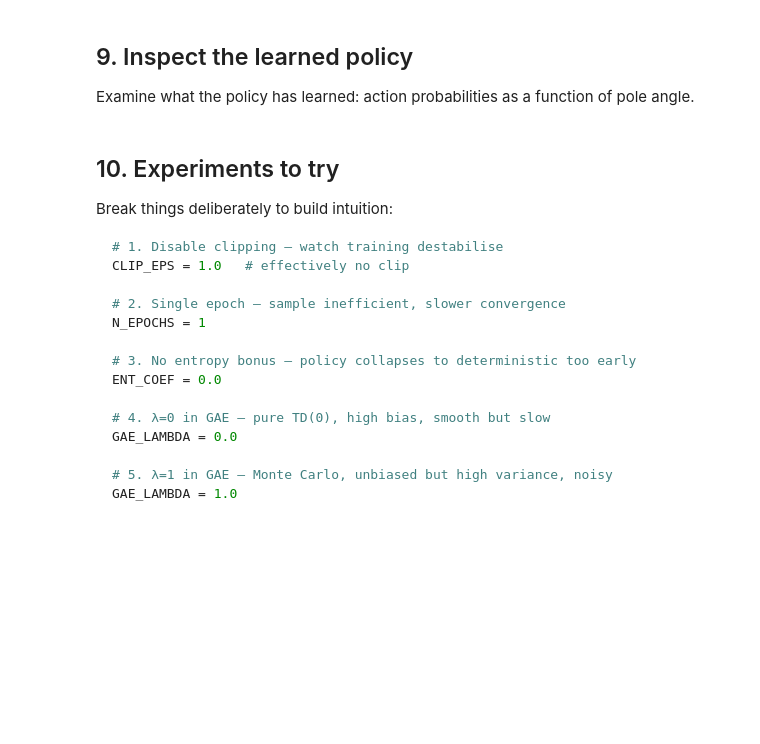
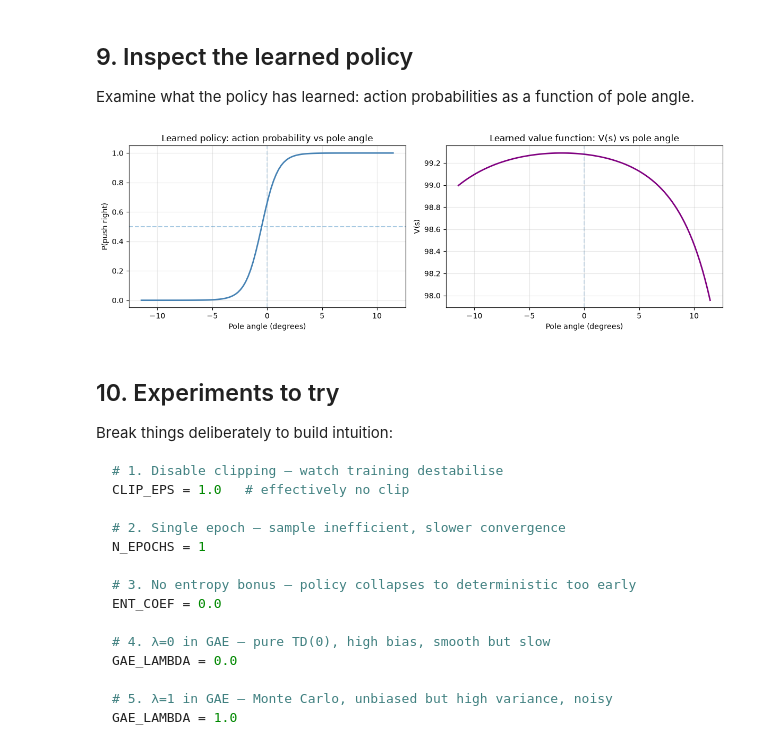
Before and after one commit to ozkansafak/ppo_cartpole, a Jupyter notebook: ppo_cartpole.ipynb, the cells around one changed output. Cells and saved outputs as stored; diff of their text form; code cells hidden in the pictures; blank space fills up the shorter version.

```diff
--- a/ppo_cartpole.ipynb
+++ b/ppo_cartpole.ipynb
@@ -714,47 +764,57 @@ Examine what the policy has learned: action probabilities as a function of pole
 policy.eval()
 value_net.eval()
 
-# Sweep pole angle from -0.2 to 0.2 radians (index 2 in the state vector)
+# Sweep pole angle from -0.2 to 0.2 radians (index 2 in each frame)
 # Keep all other state dimensions at zero
 angles = np.linspace(-0.2, 0.2, 100)
 probs_right = []
 values_at_angle = []
 
+
+def probe_observation(angle: float) -> list:
+    """Steady state at `angle`: same frame in every stack slot, no recent actions."""
+    # frame: [cart_pos, cart_vel, pole_angle, pole_angular_vel]
+    frame = [0.0, 0.0, float(angle), 0.0]
+    return frame * N_STACK + [0.0] * STATE_DELAY
+
+
 with torch.no_grad():
     for angle in angles:
-        # state: [cart_pos, cart_vel, pole_angle, pole_angular_vel]
-        state_vec = torch.FloatTensor([[0, 0, angle, 0]]).to(DEVICE)
+        state_vec = torch.FloatTensor([probe_observation(angle)]).to(DEVICE)
         dist  = policy(state_vec)
         probs = dist.probs[0].cpu().numpy()
         value = value_net(state_vec).item()
         probs_right.append(probs[1])   # prob of pushing right
         values_at_angle.append(value)
 
 fig, (ax1, ax2) = plt.subplots(1, 2, figsize=(12, 4))
 
 ax1.plot(np.degrees(angles), probs_right, color="steelblue", linewidth=2)
 ax1.axhline(0.5, linestyle="--", alpha=0.4)
 ax1.axvline(0, linestyle="--", alpha=0.2)
 ax1.set_xlabel("Pole angle (degrees)")
 ax1.set_ylabel("P(push right)")
 ax1.set_title("Learned policy: action probability vs pole angle")
 ax1.grid(True, alpha=0.3)
 
 # Expected: when pole tilts right (+angle), agent pushes right
 # When pole tilts left (-angle), agent pushes left
 
 ax2.plot(np.degrees(angles), values_at_angle, color="purple", linewidth=2)
 ax2.axvline(0, linestyle="--", alpha=0.2)
 ax2.set_xlabel("Pole angle (degrees)")
 ax2.set_ylabel("V(s)")
 ax2.set_title("Learned value function: V(s) vs pole angle")
 ax2.grid(True, alpha=0.3)
 
 # Expected: V(s) peaks near angle=0 (upright = high expected return)
 # and falls off as the pole tilts further
 
 plt.tight_layout()
+plt.savefig("resources/policy_inspection.png", dpi=120, bbox_inches="tight")
 plt.show()
+# %% [output]
+[figure, added]
 # %% [markdown]
 ## 10. Experiments to try
 
```
Also changed, not shown: parts of 3 cells of this notebook, 6 other files.
